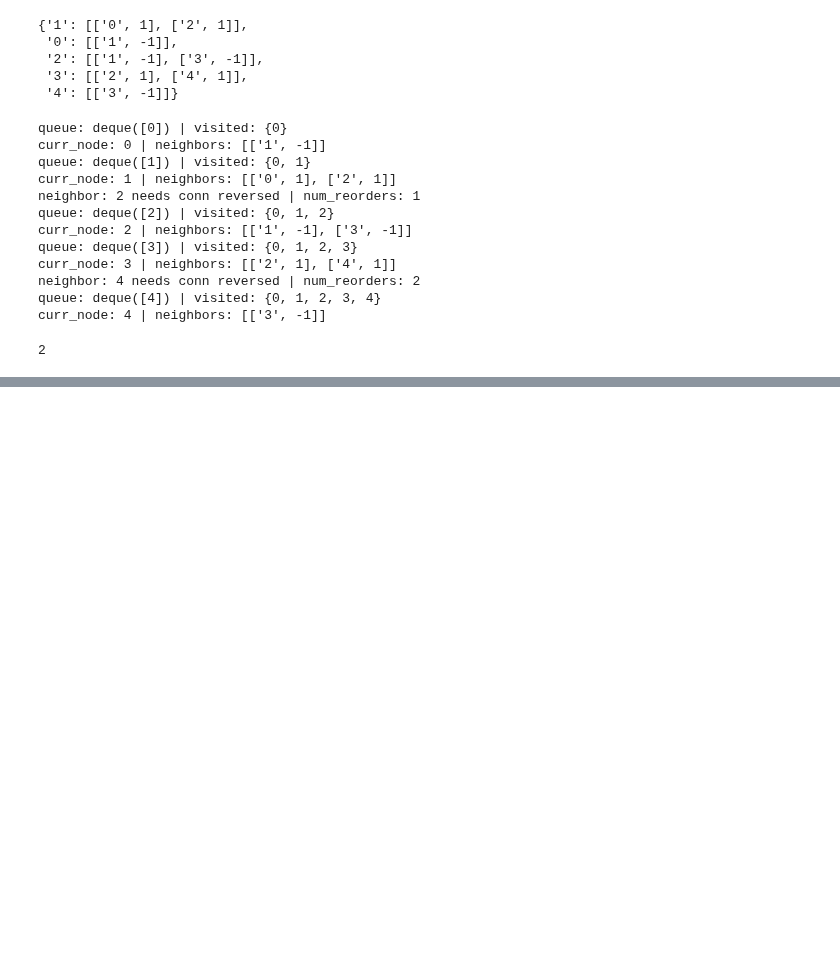
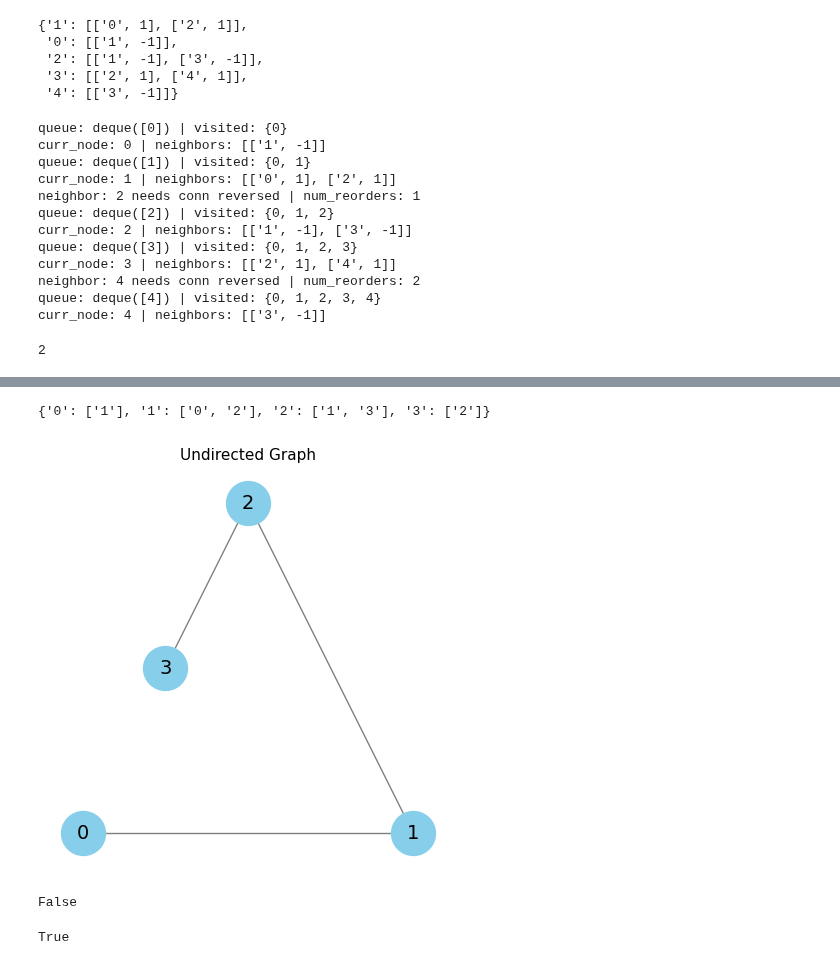
Before and after one commit to ShaunakSen/Problem-Solving-and-Algorithms, a Jupyter notebook: DSA/graphs/graph_01.ipynb, the cells around one changed output, grey strips where cells are left out. Saved outputs shown, nothing was run; the diff lists cells and outputs as text; code cells hidden in the pictures; blank space fills up the shorter version.

```diff
--- a/DSA/graphs/graph_01.ipynb
+++ b/DSA/graphs/graph_01.ipynb
@@ -991,0 +1016,29 @@ curr_node: 4 | neighbors: [['3', -1]]
+# %%
+def construct_adjacency_list(edgelist: list):
+
+    adjacency_list = {}
+    for src, dst in edgelist:
+        src, dst = str(src), str(dst)
+        if src not in adjacency_list:
+            adjacency_list[src] = [dst]
+        else:
+            adjacency_list[src].append(dst)
+
+        if dst not in adjacency_list:
+            adjacency_list[dst] = [src]
+        else:
+            adjacency_list[dst].append(src)
+
+    return adjacency_list
+
+adjacency_list = construct_adjacency_list(edgelist)
+
+adjacency_list
+# %% [output]
+{'0': ['1'], '1': ['0', '2'], '2': ['1', '3'], '3': ['2']}
+# %%
+edgelist = [[0, 1], [1, 2], [2, 3]]
+
+visualize_graph(edgelist)
+# %% [output]
+[figure, added]
@@ -991,0 +1078,8 @@ curr_node: 4 | neighbors: [['3', -1]]
+# %%
+cycle_detection_main(4, [[0, 1], [1, 2], [2, 3]])
+# %% [output]
+False
+# %%
+cycle_detection_main(4, [[0, 1], [0, 2], [1, 2], [2, 3]])
+# %% [output]
+True
```
Also changed, not shown: parts of 20 cells of this notebook, 1 other file.
